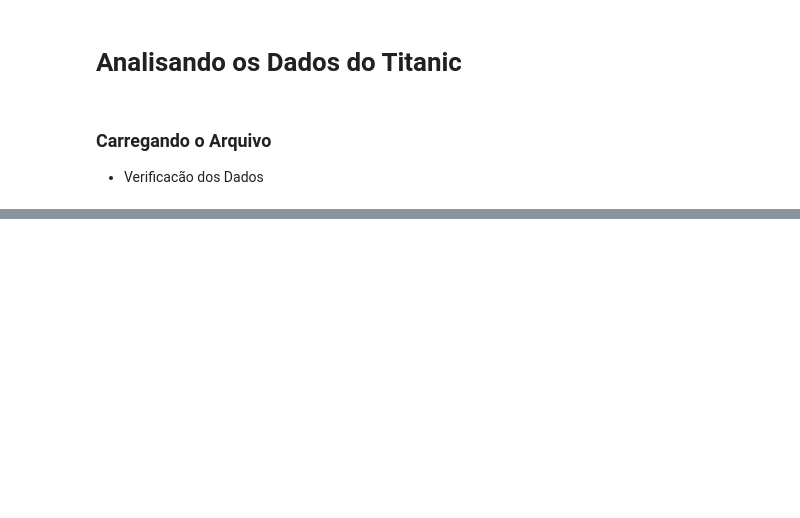
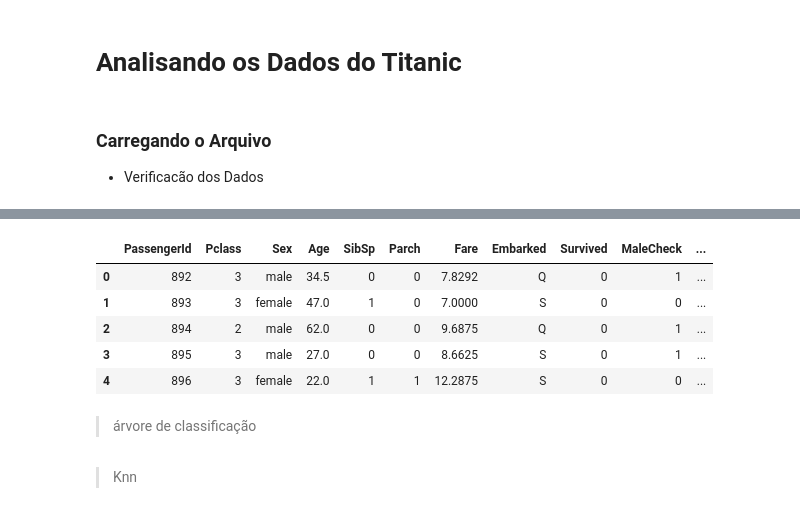
Before and after one commit to alexendrios/dashboard_titanic, a Jupyter notebook: titanic/titanic.ipynb, the cells around one changed output, grey strips where cells are left out. Cells and saved outputs as stored; diff of their text form; code cells hidden in the pictures; blank space fills up the shorter version.

```diff
--- a/titanic/titanic.ipynb
+++ b/titanic/titanic.ipynb
@@ -95,0 +427,12 @@ Porcentagens Age -> Dados Nulos: 25.9%
+# %%
+# Utilizando a regressão logística na base de teste
+y_pred = clf_rl.predict(X_teste)
+
+# Criando uma coluna com a previsão na base de teste
+teste['Survived'] = y_pred
+
+# Selecionando apenas a coluna de Id e Survived para fazer o envio
+base_envio = teste[['PassengerId','Survived']]
+
+# Exportando para um csv
+base_envio.to_csv('resultados2.csv',index=False)
@@ -95,0 +531,6 @@ Porcentagens Age -> Dados Nulos: 25.9%
+# %%
+# Usando uma lambda function para fazer esse tratamento
+teste['MaleCheck'] = teste.Sex.apply(lambda x: 1 if x == 'male' else 0)
+
+# Verificando os valores
+teste[['Sex','MaleCheck']].value_counts()
@@ -95,0 +586,9 @@ Porcentagens Age -> Dados Nulos: 25.9%
+# %%
+teste.head(5)
+# %% [output]
+|  | PassengerId | Pclass | Sex | Age | SibSp | Parch | Fare | Embarked | Survived | MaleCheck | ... |
+| 0 | 892 | 3 | male | 34.5 | 0 | 0 | 7.8292 | Q | 0 | 1 | ... |
+| 1 | 893 | 3 | female | 47.0 | 1 | 0 | 7.0000 | S | 0 | 0 | ... |
+| 2 | 894 | 2 | male | 62.0 | 0 | 0 | 9.6875 | Q | 0 | 1 | ... |
+| 3 | 895 | 3 | male | 27.0 | 0 | 0 | 8.6625 | S | 0 | 1 | ... |
+| 4 | 896 | 3 | female | 22.0 | 1 | 1 | 12.2875 | S | 0 | 0 | ... |
@@ -95,0 +607,2 @@ Porcentagens Age -> Dados Nulos: 25.9%
+# %% [markdown]
+> árvore de classificação
@@ -95,0 +618,2 @@ Porcentagens Age -> Dados Nulos: 25.9%
+# %% [markdown]
+> Knn
```
Also changed, not shown: parts of 91 cells of this notebook, 7 other files.
